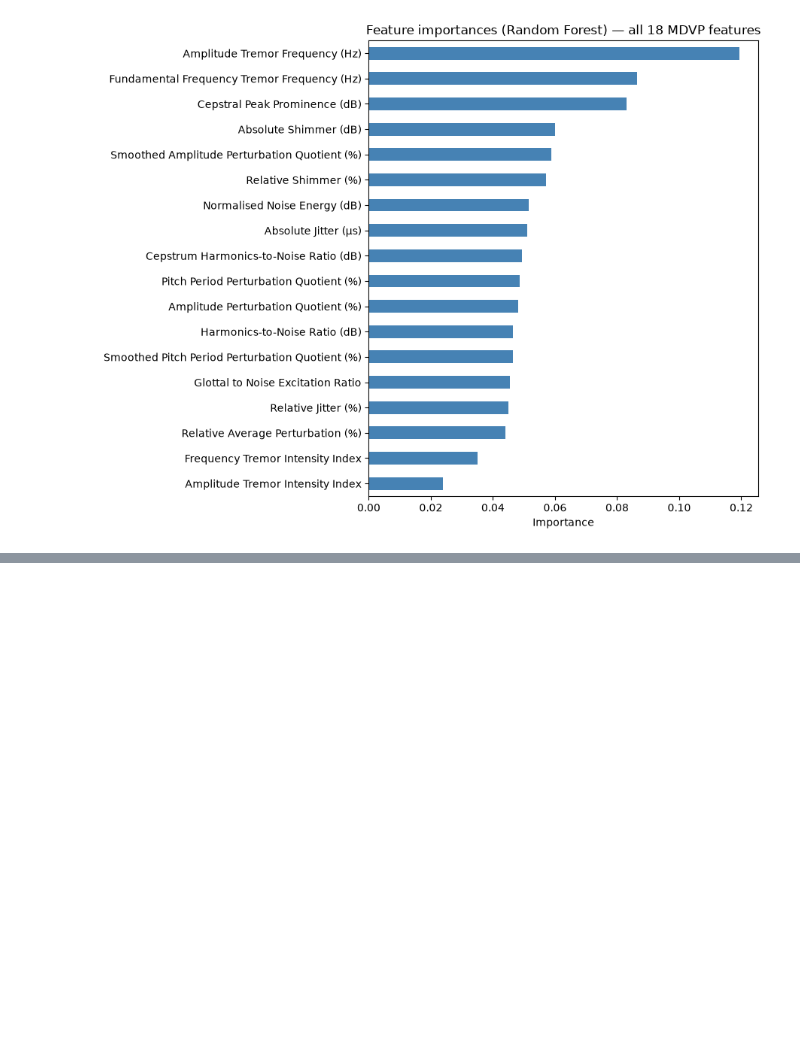
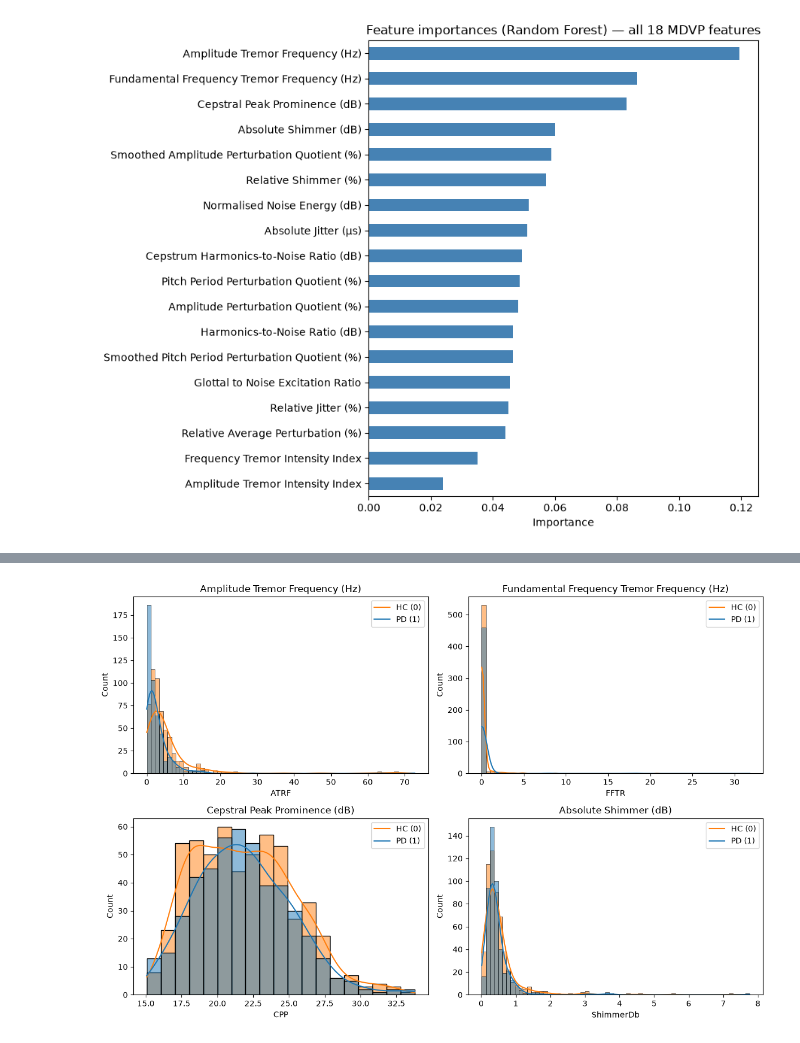
Before and after one commit to Evelyn-Ding/summeratseas, a Jupyter notebook: week-07/neurovoz_mdvp_features.ipynb, the cells around one changed output, grey strips where cells are left out. Saved outputs shown, nothing was run; the diff lists cells and outputs as text; code cells hidden in the pictures; blank space fills up the shorter version.

```diff
--- a/week-07/neurovoz_mdvp_features.ipynb
+++ b/week-07/neurovoz_mdvp_features.ipynb
@@ -207,0 +218,15 @@ plt.show()
+# %%
+top4 = importances.sort_values(ascending=False).head(4)
+
+fig, axes = plt.subplots(2, 2, figsize=(12, 8))
+axes = axes.flatten()
+
+for i, feature in enumerate(top4.index):
+    sns.histplot(data=df, x=feature, hue="label", ax=axes[i], kde=True)
+    axes[i].set_title(readable.get(feature, feature))
+    axes[i].legend(["HC (0)", "PD (1)"])
+
+plt.tight_layout()
+plt.show()
+# %% [output]
+[figure, added]
```
Also changed, not shown: parts of 9 cells of this notebook.
